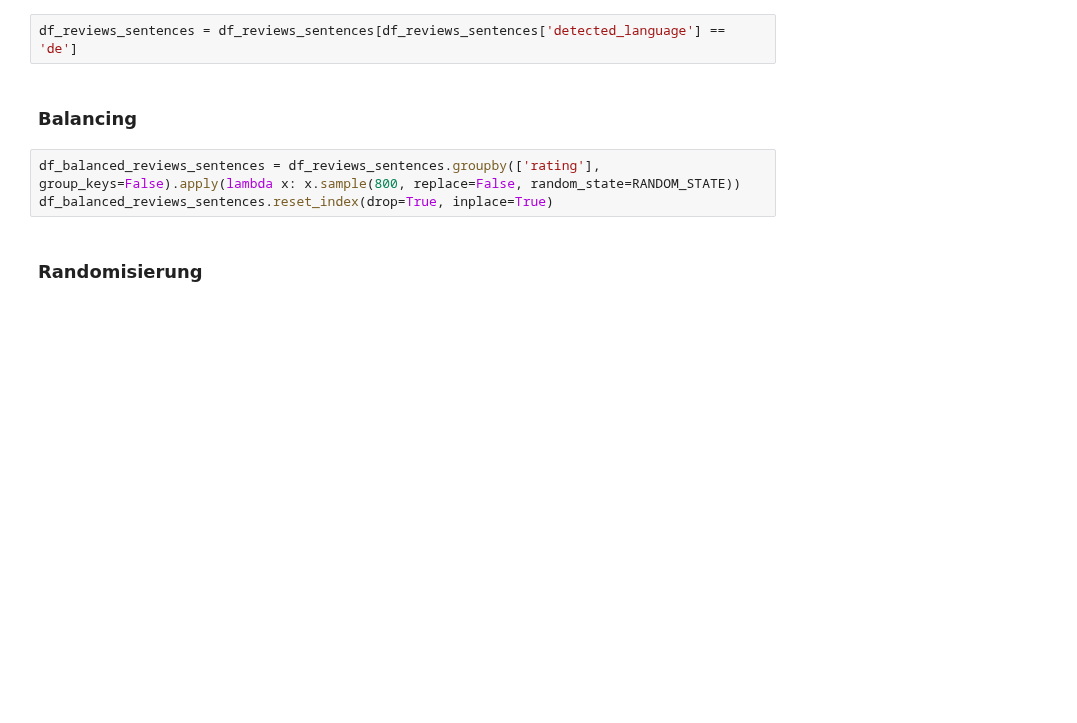
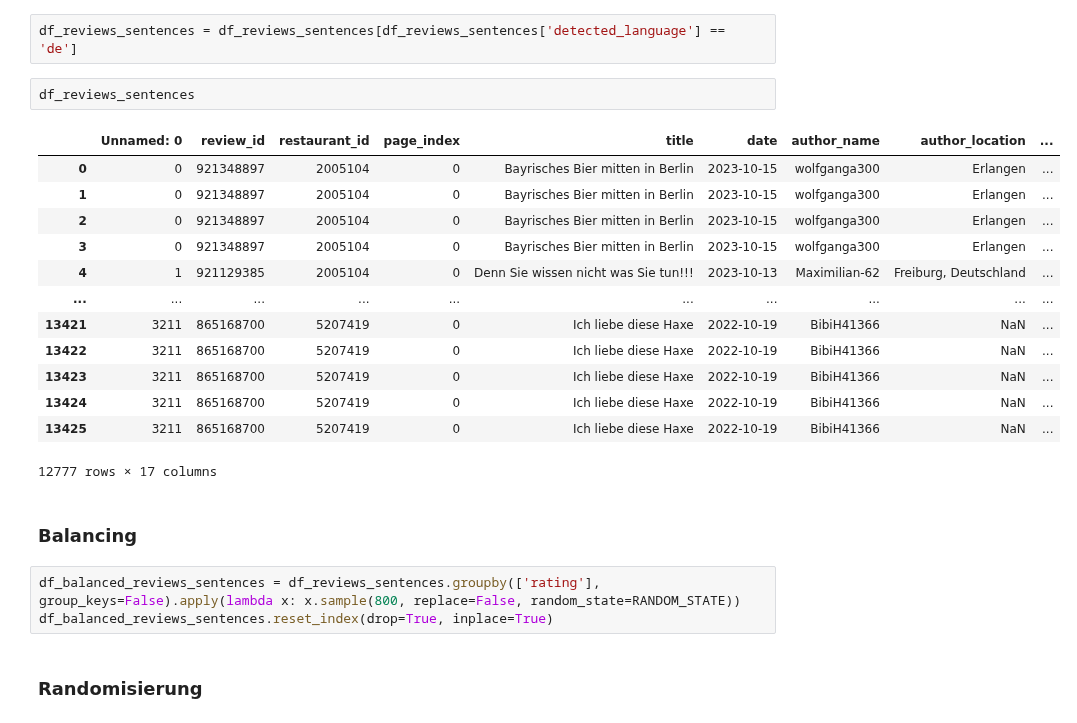
Before and after one commit to NilsHellwig/exploring-absa-llm-augmentation, a Jupyter notebook: 01 dataset creation/04_create_annotation_dataset.ipynb, the cells around one changed output. Cells and saved outputs as stored; diff of their text form; blank space fills up the shorter version.

```diff
--- a/01 dataset creation/04_create_annotation_dataset.ipynb
+++ b/01 dataset creation/04_create_annotation_dataset.ipynb
@@ -109,5 +109,21 @@ df_reviews_sentences[df_reviews_sentences['detected_language'] != 'de']
 # %%
 df_reviews_sentences = df_reviews_sentences[df_reviews_sentences['detected_language'] == 'de']
+# %%
+df_reviews_sentences
+# %% [output]
+|  | Unnamed: 0 | review_id | restaurant_id | page_index | title | date | author_name | author_location | ... |
+| 0 | 0 | 921348897 | 2005104 | 0 | Bayrisches Bier mitten in Berlin | 2023-10-15 | wolfganga300 | Erlangen | ... |
+| 1 | 0 | 921348897 | 2005104 | 0 | Bayrisches Bier mitten in Berlin | 2023-10-15 | wolfganga300 | Erlangen | ... |
+| 2 | 0 | 921348897 | 2005104 | 0 | Bayrisches Bier mitten in Berlin | 2023-10-15 | wolfganga300 | Erlangen | ... |
+| 3 | 0 | 921348897 | 2005104 | 0 | Bayrisches Bier mitten in Berlin | 2023-10-15 | wolfganga300 | Erlangen | ... |
+| 4 | 1 | 921129385 | 2005104 | 0 | Denn Sie wissen nicht was Sie tun!!! | 2023-10-13 | Maximilian-62 | Freiburg, Deutschland | ... |
+| ... | ... | ... | ... | ... | ... | ... | ... | ... | ... |
+| 13421 | 3211 | 865168700 | 5207419 | 0 | Ich liebe diese Haxe | 2022-10-19 | BibiH41366 | NaN | ... |
+| 13422 | 3211 | 865168700 | 5207419 | 0 | Ich liebe diese Haxe | 2022-10-19 | BibiH41366 | NaN | ... |
+| 13423 | 3211 | 865168700 | 5207419 | 0 | Ich liebe diese Haxe | 2022-10-19 | BibiH41366 | NaN | ... |
+| 13424 | 3211 | 865168700 | 5207419 | 0 | Ich liebe diese Haxe | 2022-10-19 | BibiH41366 | NaN | ... |
+| 13425 | 3211 | 865168700 | 5207419 | 0 | Ich liebe diese Haxe | 2022-10-19 | BibiH41366 | NaN | ... |
+12777 rows × 17 columns
 # %% [markdown]
 ### Balancing
 # %%
```
Also changed, not shown: parts of 7 cells of this notebook, 1 other file.
